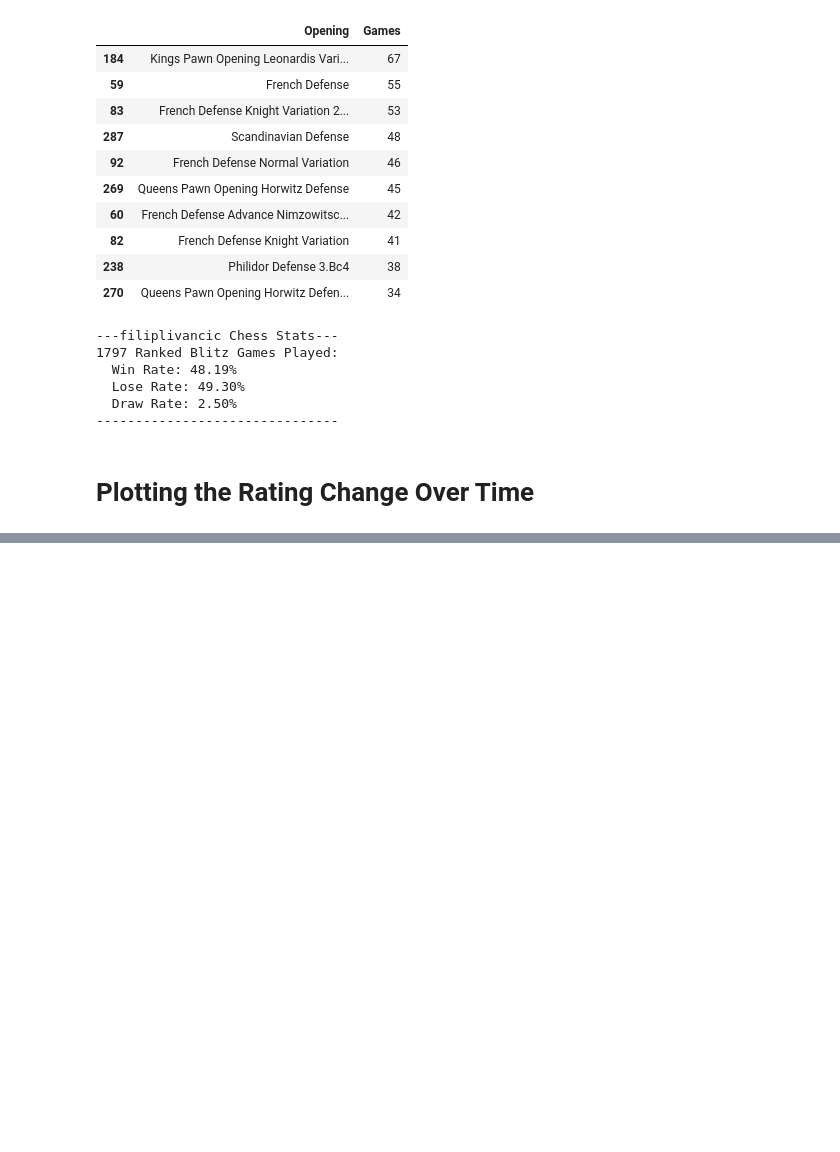
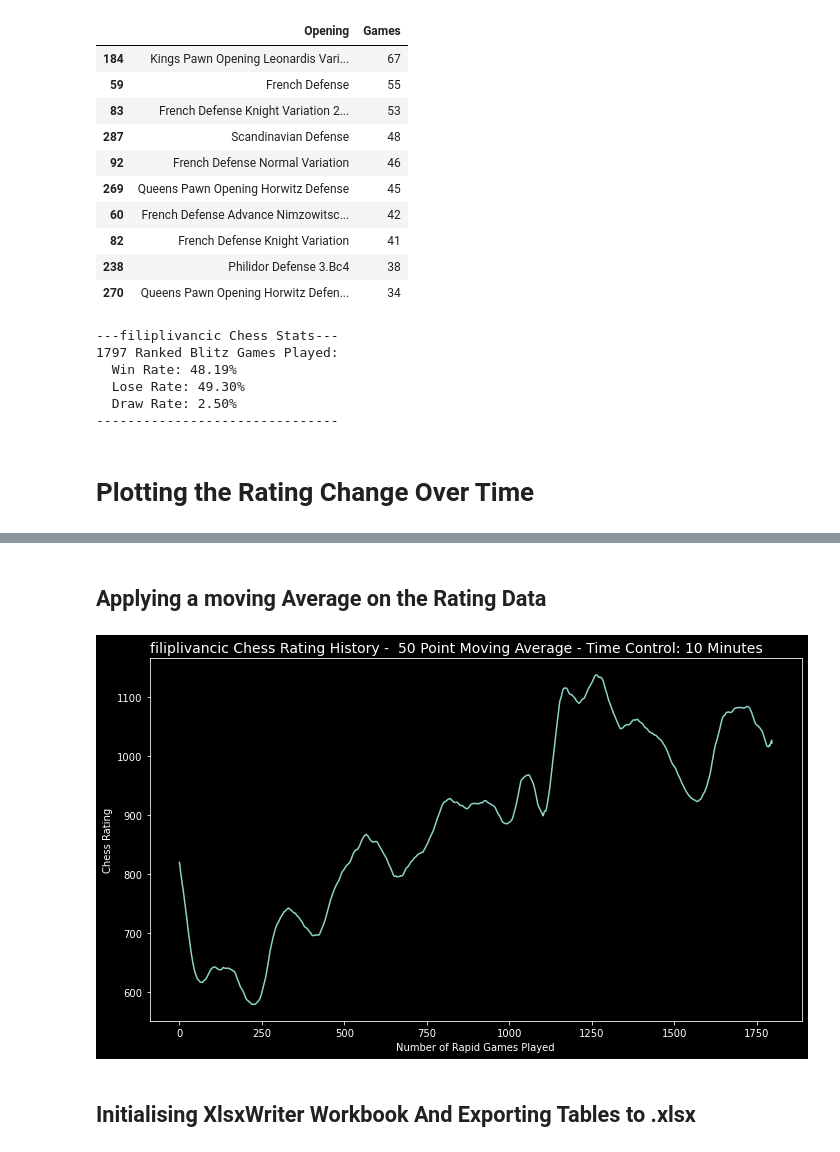
Before and after one commit to Filpill/chess_analysis, a Jupyter notebook: chess_analysis.ipynb, the cells around one changed output, grey strips where cells are left out. Drawn from its saved outputs; the diff is of its cells as text; code cells hidden in the pictures; blank space fills up the shorter version.

```diff
--- a/chess_analysis.ipynb
+++ b/chess_analysis.ipynb
@@ -287,0 +361,28 @@ plt.tight_layout()
+# %% [markdown]
+## Applying a moving Average on the Rating Data
+# %%
+#Applying 50 point moving average
+result_avg_df = result_df.copy()
+window_size = 50
+avg_data= []
+for i in range(result_avg_df.shape[0]):
+    mov_avg = result_avg_df.loc[i:(i+window_size),'rating'].mean()
+    avg_data.append(mov_avg)
+
+#Appending list to dataframe
+result_avg_df['average_rating'] = avg_data
+
+#Plotting Averaged Data
+fig, ax = plt.subplots(figsize=(10,6))
+ax.plot(result_avg_df.index,result_avg_df['average_rating'])
+ax.set_title(f'{player} Chess Rating History -  50 Point Moving Average - Time Control: 10 Minutes',loc='left',fontsize=14)
+ax.set_xlabel('Number of Rapid Games Played', fontsize = 10)
+ax.set_ylabel('Chess Rating', fontsize=10)
+plt.tight_layout()
+
+#Saving Chart
+plt.savefig(pathing('pictures','rating_hist_avg.png'),dpi=100)
+# %% [output]
+[figure, added]
+# %% [markdown]
+## Initialising XlsxWriter Workbook And Exporting Tables to .xlsx
```
Also changed, not shown: parts of 9 cells of this notebook, 3 other files.
